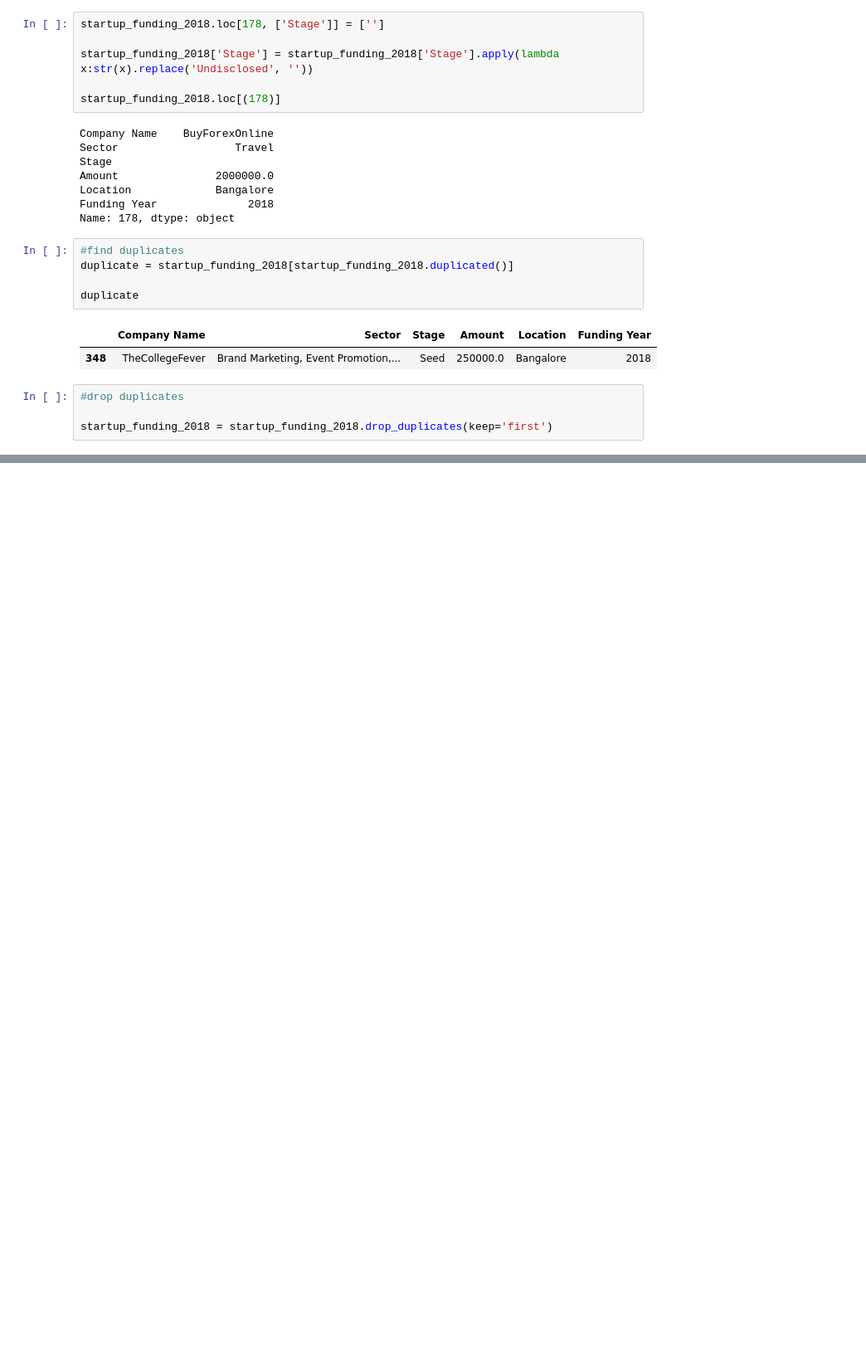
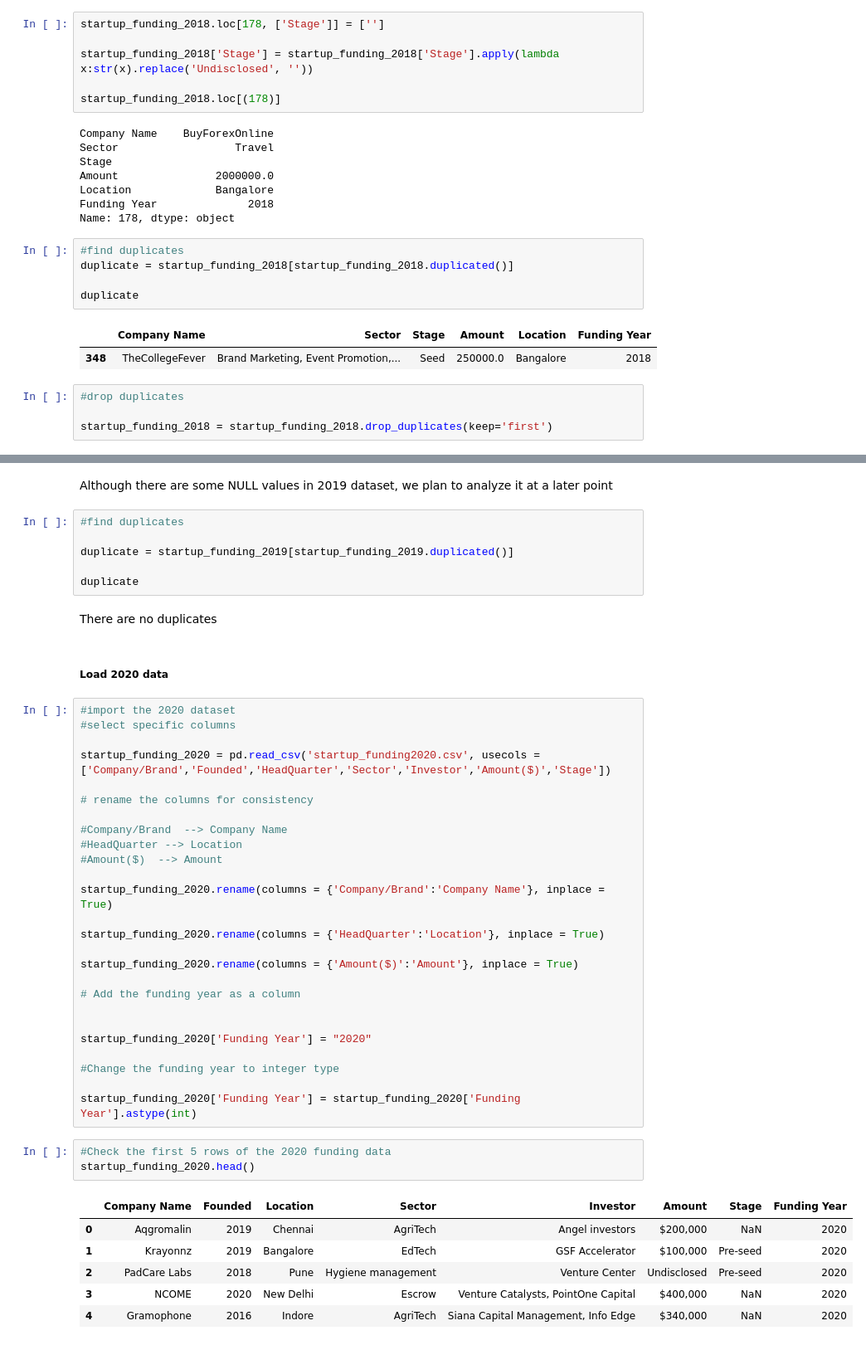
Before and after one commit to UnhookedMonk/Career_Accelerator_LP1-Data_Analysis, a Jupyter notebook: Main Code.ipynb, the cells around one changed output, grey strips where cells are left out. Shown at 83% size. Drawn from its saved outputs; the diff is of its cells as text; blank space fills up the shorter version.

```diff
--- a/Main Code.ipynb
+++ b/Main Code.ipynb
@@ -243,0 +348,48 @@ startup_funding_2018 = startup_funding_2018.drop_duplicates(keep='first')
+# %% [markdown]
+Although there are some NULL values in 2019 dataset, we plan to analyze it at a later point
+# %%
+#find duplicates
+
+duplicate = startup_funding_2019[startup_funding_2019.duplicated()]
+
+duplicate
+# %% [markdown]
+There are no duplicates
+# %% [markdown]
+##### Load 2020 data
+# %%
+#import the 2020 dataset
+#select specific columns
+
+startup_funding_2020 = pd.read_csv('startup_funding2020.csv', usecols = ['Company/Brand','Founded','HeadQuarter','Sector','Investor','Amount($)','Stage'])
+
+# rename the columns for consistency
+
+#Company/Brand  --> Company Name
+#HeadQuarter --> Location
+#Amount($)  --> Amount
+
+startup_funding_2020.rename(columns = {'Company/Brand':'Company Name'}, inplace = True)
+
+startup_funding_2020.rename(columns = {'HeadQuarter':'Location'}, inplace = True)
+
+startup_funding_2020.rename(columns = {'Amount($)':'Amount'}, inplace = True)
+
+# Add the funding year as a column
+
+
+startup_funding_2020['Funding Year'] = "2020"
+
+#Change the funding year to integer type
+
+startup_funding_2020['Funding Year'] = startup_funding_2020['Funding Year'].astype(int)
+# %%
+#Check the first 5 rows of the 2020 funding data
+startup_funding_2020.head()
+# %% [output]
+|  | Company Name | Founded | Location | Sector | Investor | Amount | Stage | Funding Year |
+| 0 | Aqgromalin | 2019 | Chennai | AgriTech | Angel investors | $200,000 | NaN | 2020 |
+| 1 | Krayonnz | 2019 | Bangalore | EdTech | GSF Accelerator | $100,000 | Pre-seed | 2020 |
+| 2 | PadCare Labs | 2018 | Pune | Hygiene management | Venture Center | Undisclosed | Pre-seed | 2020 |
+| 3 | NCOME | 2020 | New Delhi | Escrow | Venture Catalysts, PointOne Capital | $400,000 | NaN | 2020 |
+| 4 | Gramophone | 2016 | Indore | AgriTech | Siana Capital Management, Info Edge | $340,000 | NaN | 2020 |
```
Also changed, not shown: parts of 97 cells of this notebook.
